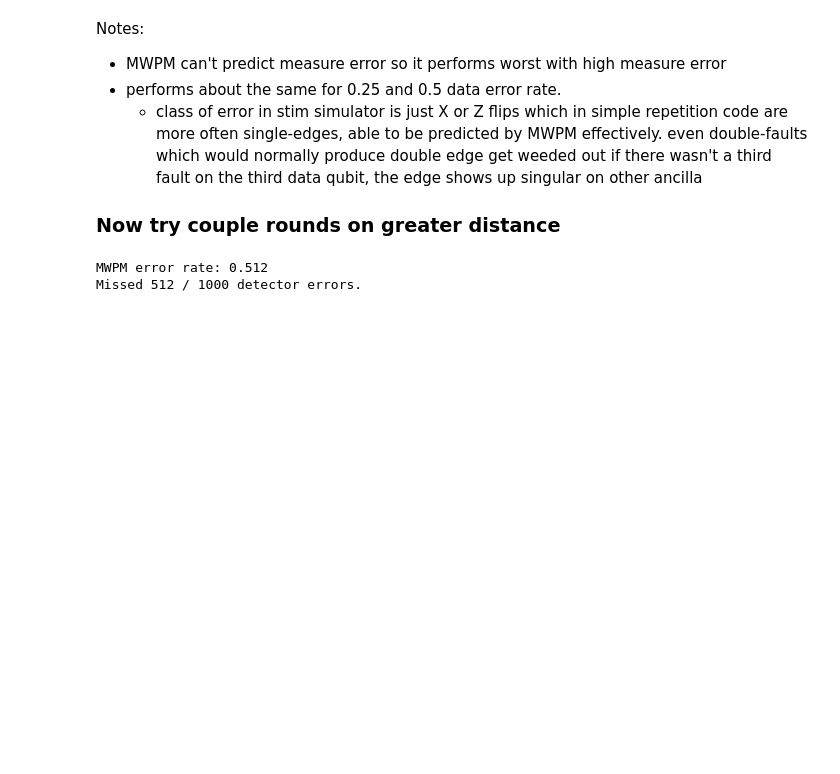
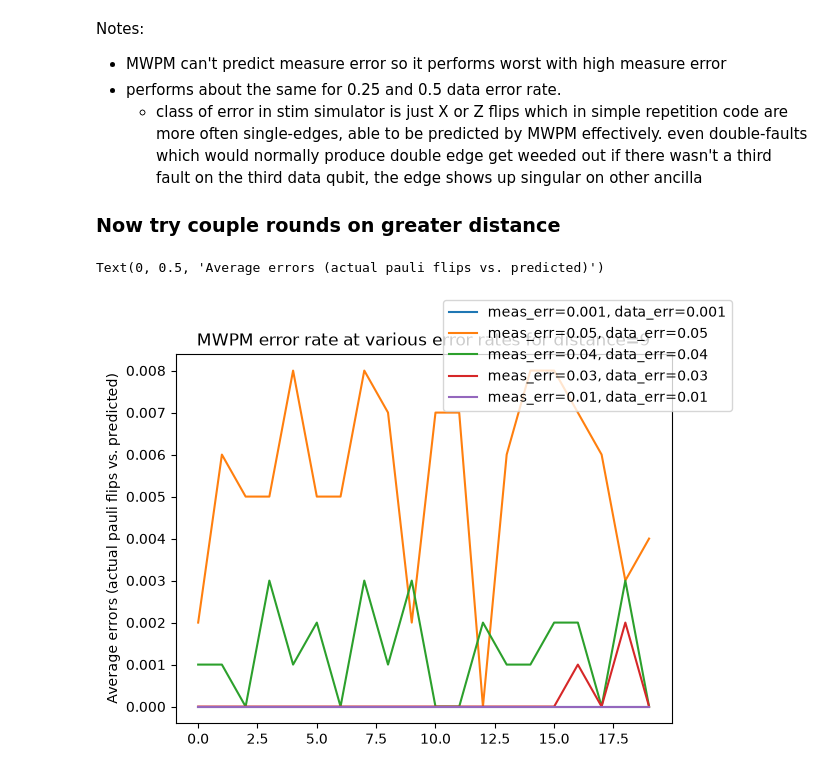
Before and after one commit to cbriice/capstone-research-assistant, a Jupyter notebook: code/mwpm.ipynb, the cells around one changed output. Saved outputs shown, nothing was run; the diff lists cells and outputs as text; code cells hidden in the pictures; blank space fills up the shorter version.

```diff
--- a/code/mwpm.ipynb
+++ b/code/mwpm.ipynb
@@ -129,7 +146,31 @@ Notes:
 
 ### Now try couple rounds on greater distance
 # %%
-d_9_error_rate = mwpm_from_dem(meas_err_rate=0.1, data_err_rate=0.4, distance=9, rounds=75)
+import numpy as np
+# scale error rates up since distance is greater
+error_rates = [
+    (1e-3, 1e-3),
+    (5e-2, 5e-2),
+    (4e-2, 4e-2),
+    (3e-2, 3e-2),
+    (1e-2, 1e-2)
+]
+num_shots = 20
+distance = 9
+result = []
+for pair in error_rates:
+    meas_err, data_err = pair
+    d_9_error_rate = run_mwpm(meas_err_rate=meas_err, data_err_rate=data_err, distance=distance, num_shots=num_shots)
+    result.append((d_9_error_rate, meas_err, data_err))
+
+fig, ax = plt.subplots()
+for i, res in enumerate(result):
+    meas_err = result[i][1]
+    data_err = result[i][2]
+    ax.plot(res[0], label=f"meas_err={meas_err}, data_err={data_err}")
+fig.legend(loc='outside right upper')
+plt.title(f"MWPM error rate at various error rates for distance={distance}")
+plt.ylabel("Average errors (actual pauli flips vs. predicted)")
 # %% [output]
-MWPM error rate: 0.512
-Missed 512 / 1000 detector errors.
+Text(0, 0.5, 'Average errors (actual pauli flips vs. predicted)')
+[figure, added]
```
Also changed, not shown: parts of 5 cells of this notebook.
